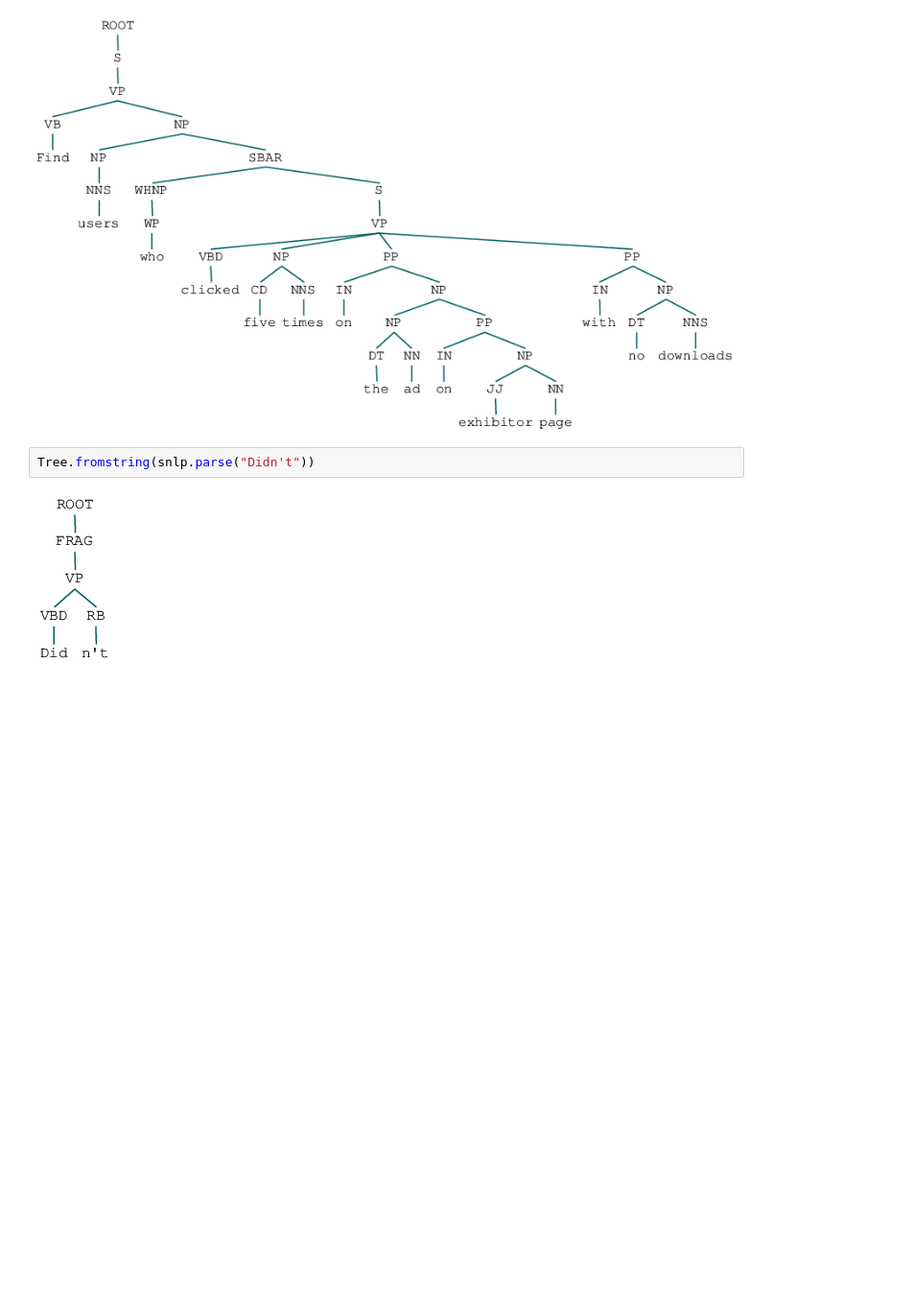
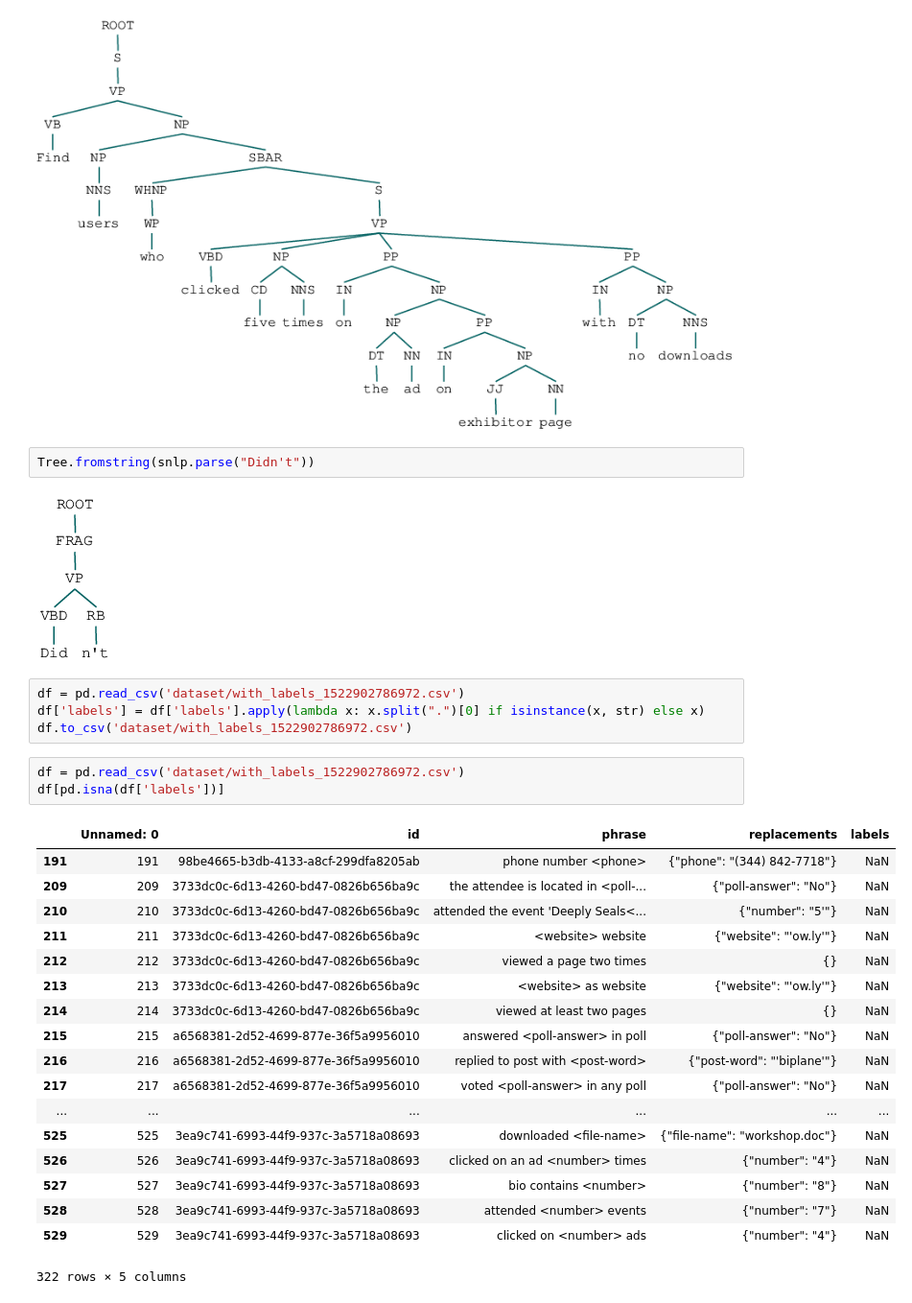
Before and after one commit to sudodoki/prj-nlp, a Jupyter notebook: students/SerhiiNechyporchuk/project/Project.ipynb, the cells around one changed output. Shown at 96% size. Cells and saved outputs as stored; diff of their text form; blank space fills up the shorter version.

```diff
--- a/students/SerhiiNechyporchuk/project/Project.ipynb
+++ b/students/SerhiiNechyporchuk/project/Project.ipynb
@@ -129,3 +158,29 @@ Tree.fromstring(snlp.parse("Find users who clicked five times on the ad on exhib
 Tree.fromstring(snlp.parse("Didn't"))
 # %% [output]
 [figure]
+# %%
+df = pd.read_csv('dataset/with_labels_1522902786972.csv')
+df['labels'] = df['labels'].apply(lambda x: x.split(".")[0] if isinstance(x, str) else x)
+df.to_csv('dataset/with_labels_1522902786972.csv')
+# %%
+df = pd.read_csv('dataset/with_labels_1522902786972.csv')
+df[pd.isna(df['labels'])]
+# %% [output]
+|  | Unnamed: 0 | id | phrase | replacements | labels |
+| 191 | 191 | 98be4665-b3db-4133-a8cf-299dfa8205ab | phone number <phone> | {"phone": "(344) 842-7718"} | NaN |
+| 209 | 209 | 3733dc0c-6d13-4260-bd47-0826b656ba9c | the attendee is located in <poll-... | {"poll-answer": "No"} | NaN |
+| 210 | 210 | 3733dc0c-6d13-4260-bd47-0826b656ba9c | attended the event 'Deeply Seals<... | {"number": "5'"} | NaN |
+| 211 | 211 | 3733dc0c-6d13-4260-bd47-0826b656ba9c | <website> website | {"website": "'ow.ly'"} | NaN |
+| 212 | 212 | 3733dc0c-6d13-4260-bd47-0826b656ba9c | viewed a page two times | {} | NaN |
+| 213 | 213 | 3733dc0c-6d13-4260-bd47-0826b656ba9c | <website> as website | {"website": "'ow.ly'"} | NaN |
+| 214 | 214 | 3733dc0c-6d13-4260-bd47-0826b656ba9c | viewed at least two pages | {} | NaN |
+| 215 | 215 | a6568381-2d52-4699-877e-36f5a9956010 | answered <poll-answer> in poll | {"poll-answer": "No"} | NaN |
+| 216 | 216 | a6568381-2d52-4699-877e-36f5a9956010 | replied to post with <post-word> | {"post-word": "'biplane'"} | NaN |
+| 217 | 217 | a6568381-2d52-4699-877e-36f5a9956010 | voted <poll-answer> in any poll | {"poll-answer": "No"} | NaN |
+| ... | ... | ... | ... | ... | ... |
+| 525 | 525 | 3ea9c741-6993-44f9-937c-3a5718a08693 | downloaded <file-name> | {"file-name": "workshop.doc"} | NaN |
+| 526 | 526 | 3ea9c741-6993-44f9-937c-3a5718a08693 | clicked on an ad <number> times | {"number": "4"} | NaN |
+| 527 | 527 | 3ea9c741-6993-44f9-937c-3a5718a08693 | bio contains <number> | {"number": "8"} | NaN |
+| 528 | 528 | 3ea9c741-6993-44f9-937c-3a5718a08693 | attended <number> events | {"number": "7"} | NaN |
+| 529 | 529 | 3ea9c741-6993-44f9-937c-3a5718a08693 | clicked on <number> ads | {"number": "4"} | NaN |
+322 rows × 5 columns
```
Also changed, not shown: parts of 6 cells of this notebook, 5 other files.
